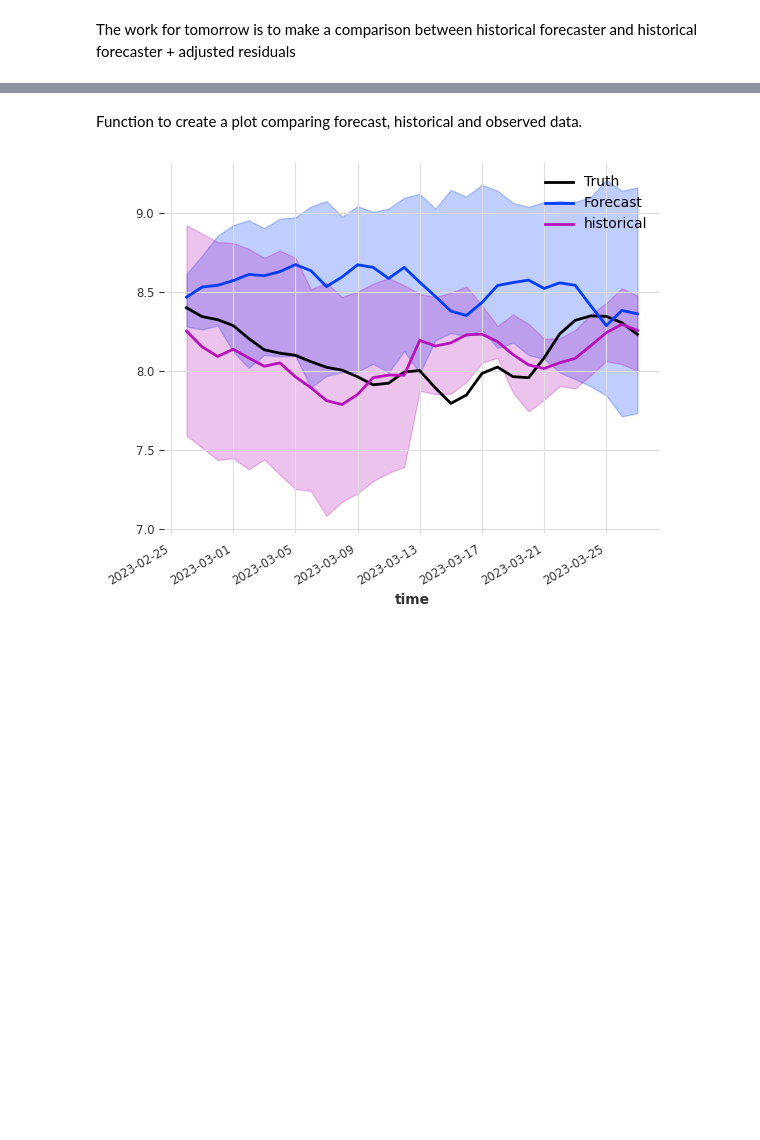
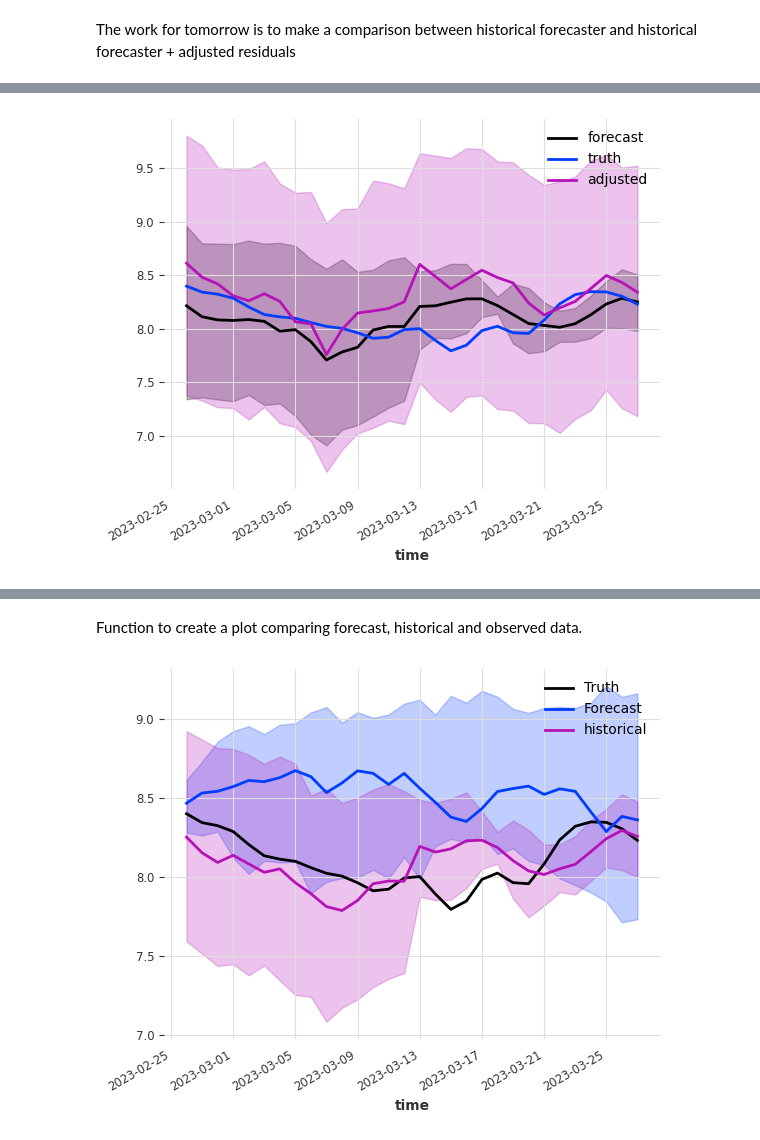
Before and after one commit to boettiger-lab/neon4cast-darts-submit, a Jupyter notebook: scoring_exploration.ipynb, the cells around one changed output, grey strips where cells are left out. Drawn from its saved outputs; the diff is of its cells as text; code cells hidden in the pictures; blank space fills up the shorter version.

```diff
--- a/scoring_exploration.ipynb
+++ b/scoring_exploration.ipynb
@@ -324,9 +324,9 @@ residual_forecaster = ResidualForecasterDarts(
         historical_forecasts=historical_model.historical_forecast,
         historical_ground_truth=historical_model.training_set,
         covariates=None,
-        validation_split_date="2023-01-28",
+        validation_split_date="2023-02-25",
         output_csv_name = "trash_residual_forecaster.csv",
-        forecast_horizon=7
+        forecast_horizon=30
 )
 residual_forecaster.make_residual_forecasts()
 # %% [output]
@@ -340,0 +350,16 @@ residual_forecaster.predictions.plot()
+# %%
+def stack_ts(timeseries, n_samples=500):
+    output = timeseries.copy()
+    for i in range(n_samples-1):
+        output = output.concatenate(timeseries, axis=2)
+    return output
+# %%
+start_date = pd.Timestamp(year=2023, month=2, day=26)
+end_date = pd.Timestamp(year=2023, month=3, day=27)
+historical_truth = historical_model.validation_set.slice(start_date, end_date)
+historical_forecast = historical_model.forecast_ts
+historical_forecast.plot(label="forecast")
+historical_truth.median().plot(label="truth")
+(stack_ts(historical_forecast.median()) + residual_forecaster.predictions).plot(label="adjusted")
+# %% [output]
+[figure, added]
```
Also changed, not shown: parts of 15 cells of this notebook.
